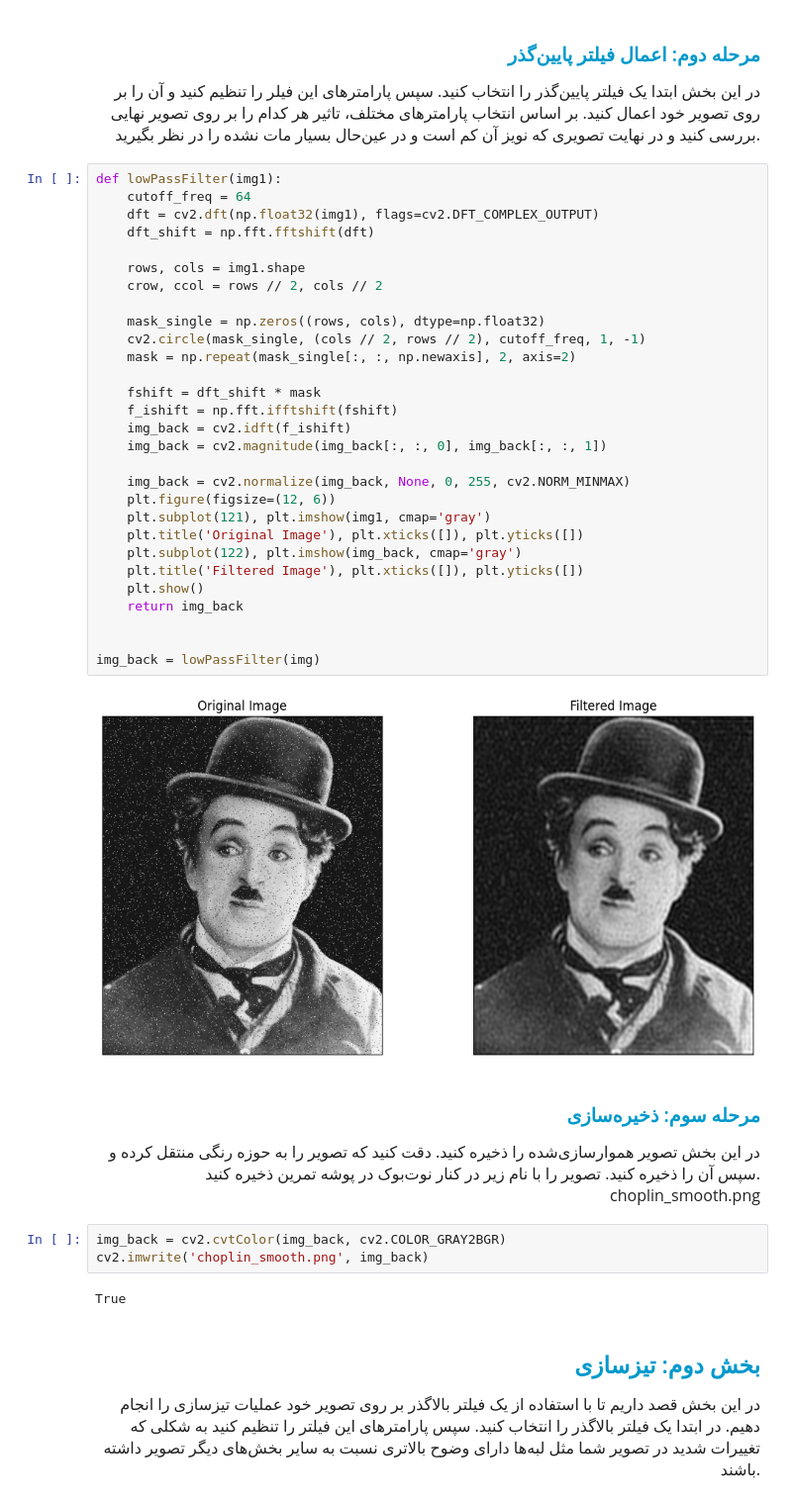
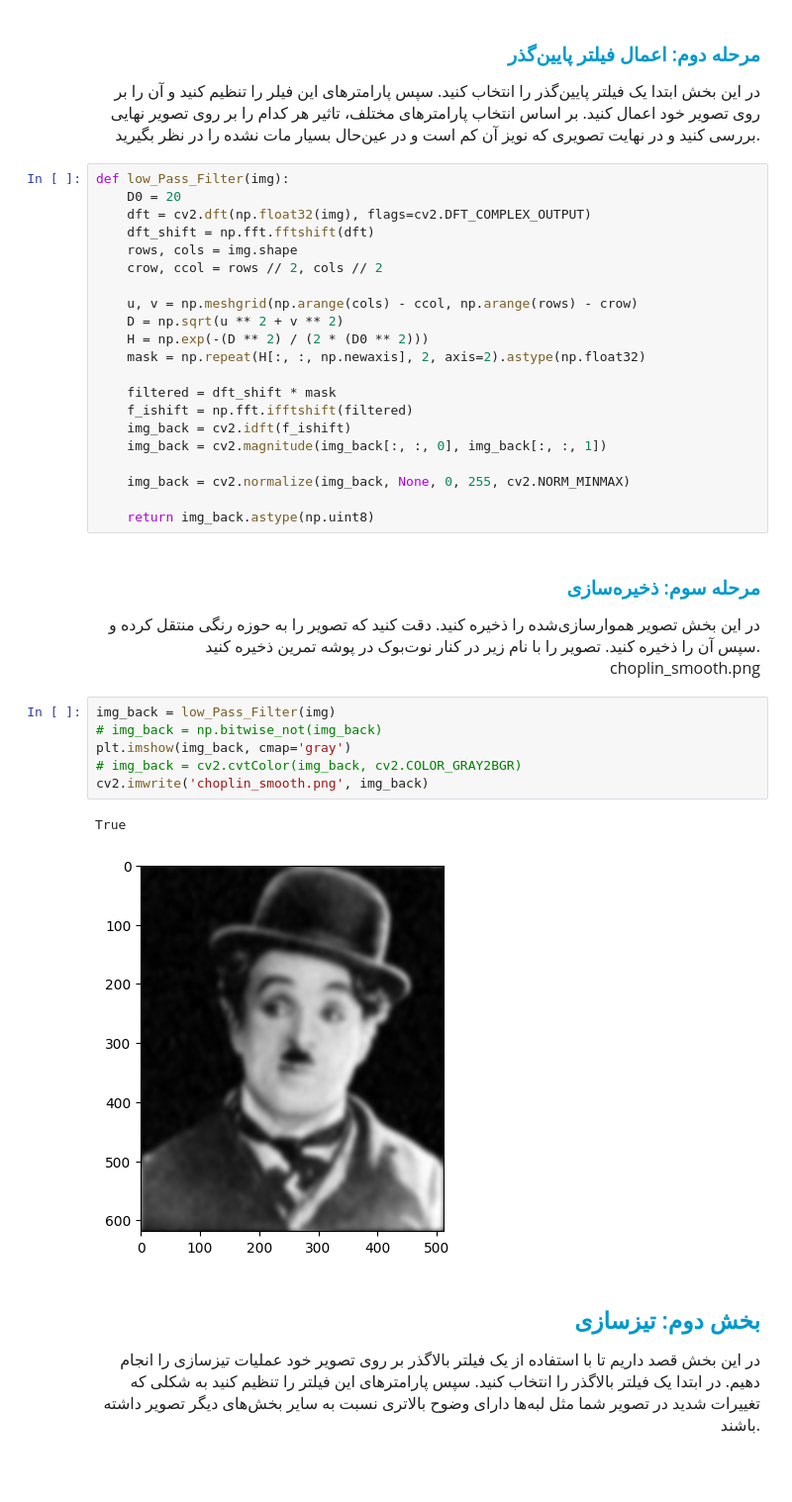
Before and after one commit to mahajialirezaei/image-processing-codes, a Jupyter notebook: Sharp_Smooth_Filter/notebook.ipynb, the cells around one changed output. Shown at 99% size. Saved outputs shown, nothing was run; the diff lists cells and outputs as text; blank space fills up the shorter version.

```diff
--- a/Sharp_Smooth_Filter/notebook.ipynb
+++ b/Sharp_Smooth_Filter/notebook.ipynb
@@ -49,36 +49,26 @@ img = cv2.imread('choplin.png', cv2.IMREAD_GRAYSCALE)
 </font>
 </p>
 # %%
-def lowPassFilter(img1):
-    cutoff_freq = 64
-    dft = cv2.dft(np.float32(img1), flags=cv2.DFT_COMPLEX_OUTPUT)
+def low_Pass_Filter(img):
+    D0 = 20
+    dft = cv2.dft(np.float32(img), flags=cv2.DFT_COMPLEX_OUTPUT)
     dft_shift = np.fft.fftshift(dft)
-
-    rows, cols = img1.shape
+    rows, cols = img.shape
     crow, ccol = rows // 2, cols // 2
 
-    mask_single = np.zeros((rows, cols), dtype=np.float32)
-    cv2.circle(mask_single, (cols // 2, rows // 2), cutoff_freq, 1, -1)
-    mask = np.repeat(mask_single[:, :, np.newaxis], 2, axis=2)
+    u, v = np.meshgrid(np.arange(cols) - ccol, np.arange(rows) - crow)
+    D = np.sqrt(u ** 2 + v ** 2)
+    H = np.exp(-(D ** 2) / (2 * (D0 ** 2)))
+    mask = np.repeat(H[:, :, np.newaxis], 2, axis=2).astype(np.float32)
 
-    fshift = dft_shift * mask
-    f_ishift = np.fft.ifftshift(fshift)
+    filtered = dft_shift * mask
+    f_ishift = np.fft.ifftshift(filtered)
     img_back = cv2.idft(f_ishift)
     img_back = cv2.magnitude(img_back[:, :, 0], img_back[:, :, 1])
 
     img_back = cv2.normalize(img_back, None, 0, 255, cv2.NORM_MINMAX)
-    plt.figure(figsize=(12, 6))
-    plt.subplot(121), plt.imshow(img1, cmap='gray')
-    plt.title('Original Image'), plt.xticks([]), plt.yticks([])
-    plt.subplot(122), plt.imshow(img_back, cmap='gray')
-    plt.title('Filtered Image'), plt.xticks([]), plt.yticks([])
-    plt.show()
-    return img_back
 
-
-img_back = lowPassFilter(img)
+    return img_back.astype(np.uint8)
-# %% [output]
-[figure, removed]
 # %% [markdown]
 <h3 align=right style="line-height:200%;font-family:vazir;color:#0099cc">
 <font face="vazir" color="#0099cc">
@@ -94,10 +84,14 @@ choplin_smooth.png
 </font>
 </p>
 # %%
-img_back = cv2.cvtColor(img_back, cv2.COLOR_GRAY2BGR)
+img_back = low_Pass_Filter(img)
+# img_back = np.bitwise_not(img_back)
+plt.imshow(img_back, cmap='gray')
+# img_back = cv2.cvtColor(img_back, cv2.COLOR_GRAY2BGR)
 cv2.imwrite('choplin_smooth.png', img_back)
 # %% [output]
 True
+[figure, added]
 # %% [markdown]
 <h2 align=right style="line-height:200%;font-family:vazir;color:#0099cc">
 <font face="vazir" color="#0099cc">
```
Also changed, not shown: parts of 2 cells of this notebook, 1 other file.
